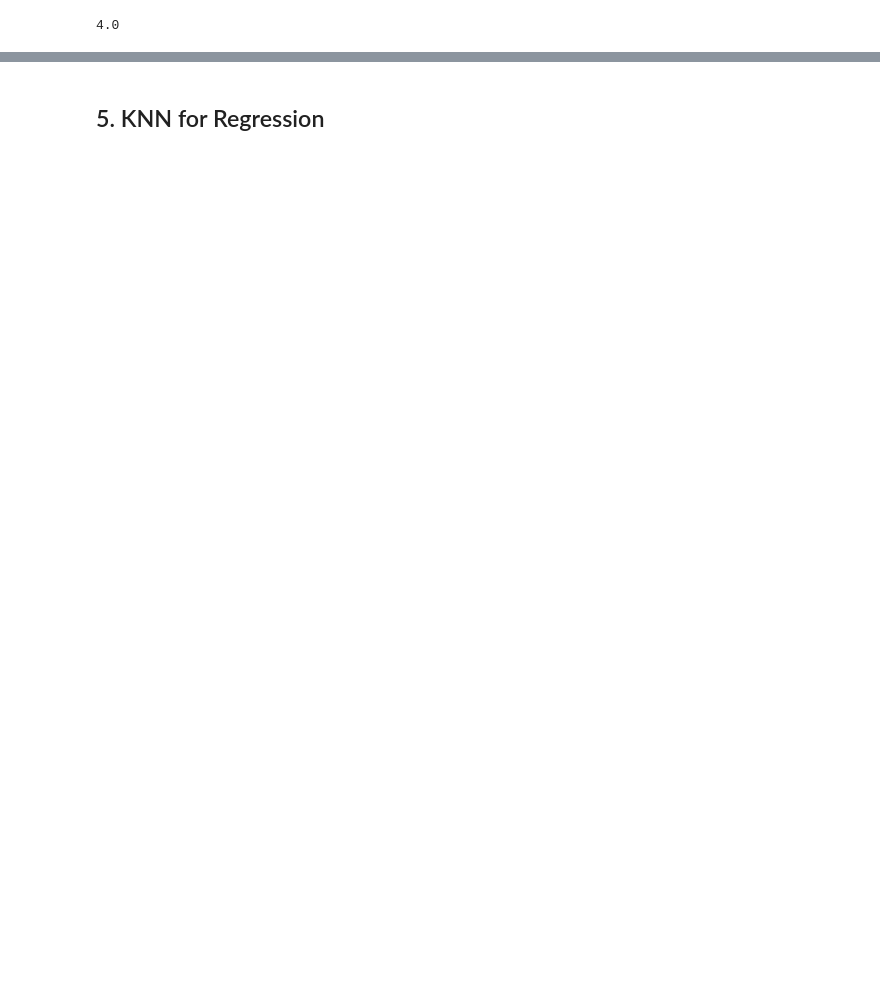
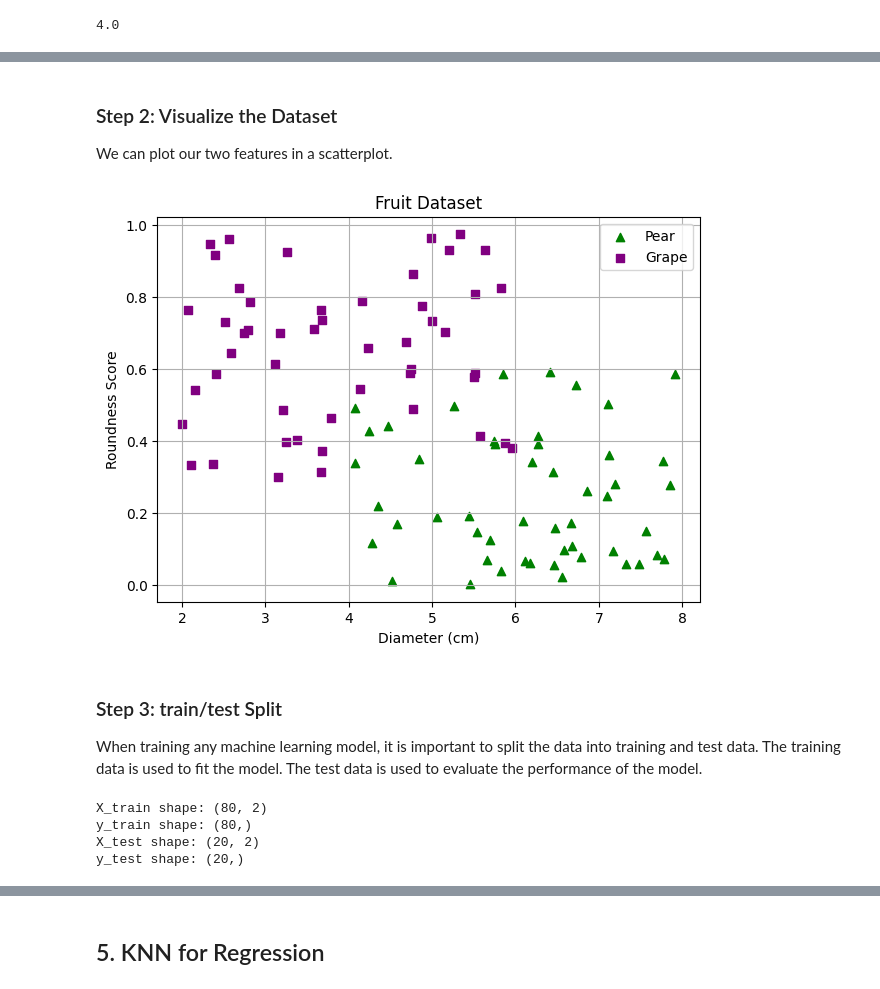
Before and after one commit to themarisolhernandez/ds-review-lessons, a Jupyter notebook: 11-k-nearest-neighbors.ipynb, the cells around one changed output, grey strips where cells are left out. Saved outputs shown, nothing was run; the diff lists cells and outputs as text; code cells hidden in the pictures; blank space fills up the shorter version.

```diff
--- a/11-k-nearest-neighbors.ipynb
+++ b/11-k-nearest-neighbors.ipynb
@@ -373,0 +417,24 @@ hamming_dist
+# %%
+# Number of samples for each class
+num_samples = 50
+
+# Generating random data for Pear with error
+np.random.seed(0)
+pear_diameter = np.random.uniform(4, 8, num_samples)
+pear_roundness = np.random.uniform(0, 0.6, num_samples)
+
+# Generating random data for Grape with error
+np.random.seed(1)
+grape_diameter = np.random.uniform(2, 6, num_samples)
+grape_roundness = np.random.uniform(0.3, 1, num_samples)
+
+# Creating the dataset
+data = {
+    'Fruit': ['Pear'] * num_samples + ['Grape'] * num_samples,
+    'Diameter (cm)': np.concatenate((pear_diameter, grape_diameter)),
+    'Roundness Score': np.concatenate((pear_roundness, grape_roundness))
+}
+
+# Creating a pandas DataFrame
+df = pd.DataFrame(data)
+df
@@ -373,0 +455,44 @@ hamming_dist
+# %% [markdown]
+### Step 2: Visualize the Dataset
+We can plot our two features in a scatterplot.
+# %%
+# Separate data for Pear and Grape
+pear_data = df[df['Fruit'] == 'Pear']
+grape_data = df[df['Fruit'] == 'Grape']
+
+# Plotting the data
+plt.figure(figsize=(7, 5))
+
+plt.scatter(pear_data['Diameter (cm)'], pear_data['Roundness Score'], marker='^', color='green', label='Pear')
+plt.scatter(grape_data['Diameter (cm)'], grape_data['Roundness Score'], marker='s', color='purple', label='Grape')
+
+plt.title('Fruit Dataset')
+plt.xlabel('Diameter (cm)')
+plt.ylabel('Roundness Score')
+plt.legend()
+
+plt.grid(True)
+plt.show()
+# %% [output]
+[figure, added]
+# %% [markdown]
+### Step 3: train/test Split
+When training any machine learning model, it is important to split the data into training and test data. The training data is used to fit the model. The test data is used to evaluate the performance of the model.
+# %%
+# Split the data into features (X) and target (y)
+X = df.drop('Fruit', axis=1)
+y = df['Fruit']
+
+# Split the data into training and test sets
+X_train, X_test, y_train, y_test = train_test_split(X, y, test_size=0.2, random_state=42, stratify=y)
+
+# Display the shapes of the splits
+print("X_train shape:", X_train.shape)
+print("y_train shape:", y_train.shape)
+print("X_test shape:", X_test.shape)
+print("y_test shape:", y_test.shape)
+# %% [output]
+X_train shape: (80, 2)
+y_train shape: (80,)
+X_test shape: (20, 2)
+y_test shape: (20,)
```
Also changed, not shown: parts of 28 cells of this notebook.
